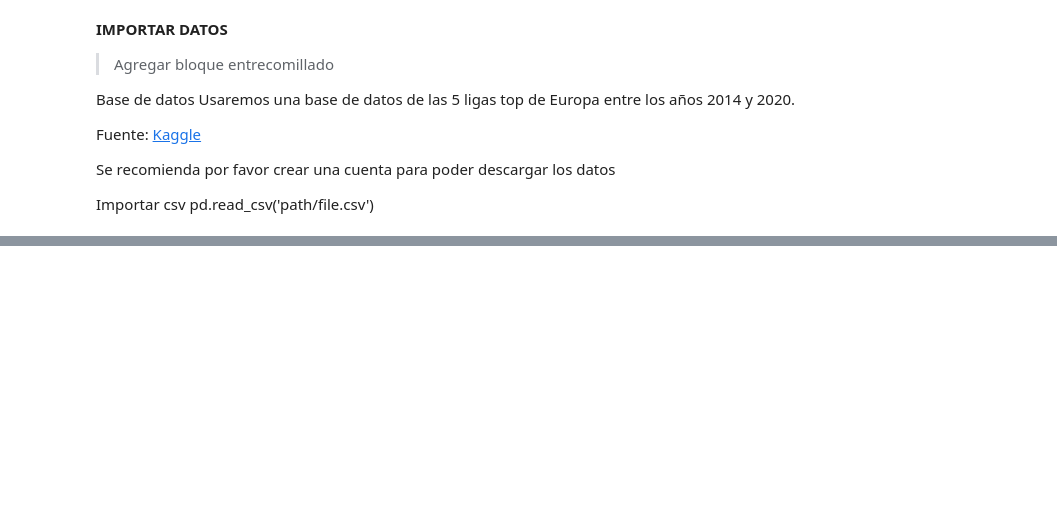
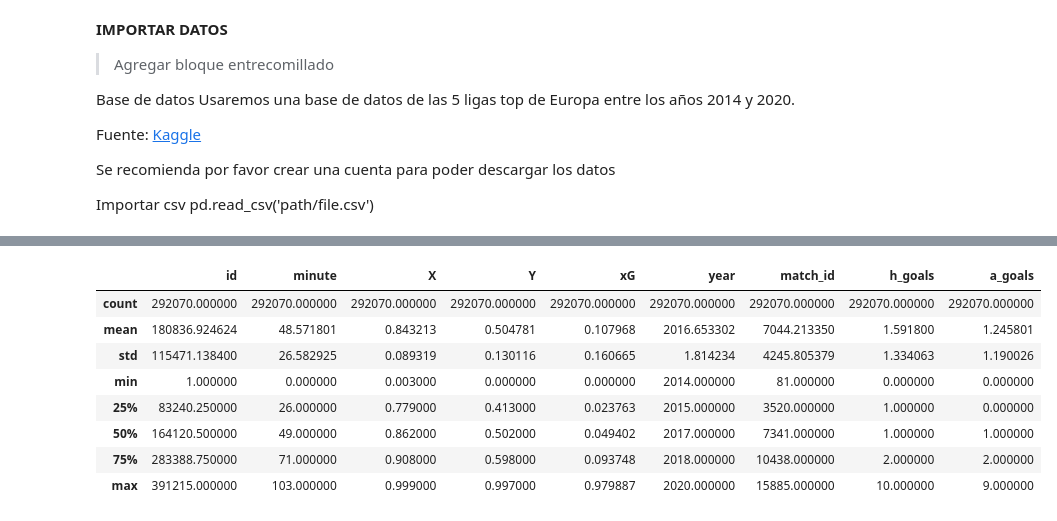
Before and after one commit to edelgado-1975/PandasOk, a Jupyter notebook: Trabajo en clase Ciencia de Datos.ipynb, the cells around one changed output, grey strips where cells are left out. Saved outputs shown, nothing was run; the diff lists cells and outputs as text; code cells hidden in the pictures; blank space fills up the shorter version.

```diff
--- a/Trabajo en clase Ciencia de Datos.ipynb
+++ b/Trabajo en clase Ciencia de Datos.ipynb
@@ -54,0 +161,12 @@ print(df)
+# %%
+df.describe()
+# %% [output]
+|  | id | minute | X | Y | xG | year | match_id | h_goals | a_goals |
+| count | 292070.000000 | 292070.000000 | 292070.000000 | 292070.000000 | 292070.000000 | 292070.000000 | 292070.000000 | 292070.000000 | 292070.000000 |
+| mean | 180836.924624 | 48.571801 | 0.843213 | 0.504781 | 0.107968 | 2016.653302 | 7044.213350 | 1.591800 | 1.245801 |
+| std | 115471.138400 | 26.582925 | 0.089319 | 0.130116 | 0.160665 | 1.814234 | 4245.805379 | 1.334063 | 1.190026 |
+| min | 1.000000 | 0.000000 | 0.003000 | 0.000000 | 0.000000 | 2014.000000 | 81.000000 | 0.000000 | 0.000000 |
+| 25% | 83240.250000 | 26.000000 | 0.779000 | 0.413000 | 0.023763 | 2015.000000 | 3520.000000 | 1.000000 | 0.000000 |
+| 50% | 164120.500000 | 49.000000 | 0.862000 | 0.502000 | 0.049402 | 2017.000000 | 7341.000000 | 1.000000 | 1.000000 |
+| 75% | 283388.750000 | 71.000000 | 0.908000 | 0.598000 | 0.093748 | 2018.000000 | 10438.000000 | 2.000000 | 2.000000 |
+| max | 391215.000000 | 103.000000 | 0.999000 | 0.997000 | 0.979887 | 2020.000000 | 15885.000000 | 10.000000 | 9.000000 |
```
Also changed, not shown: parts of 14 cells of this notebook.
